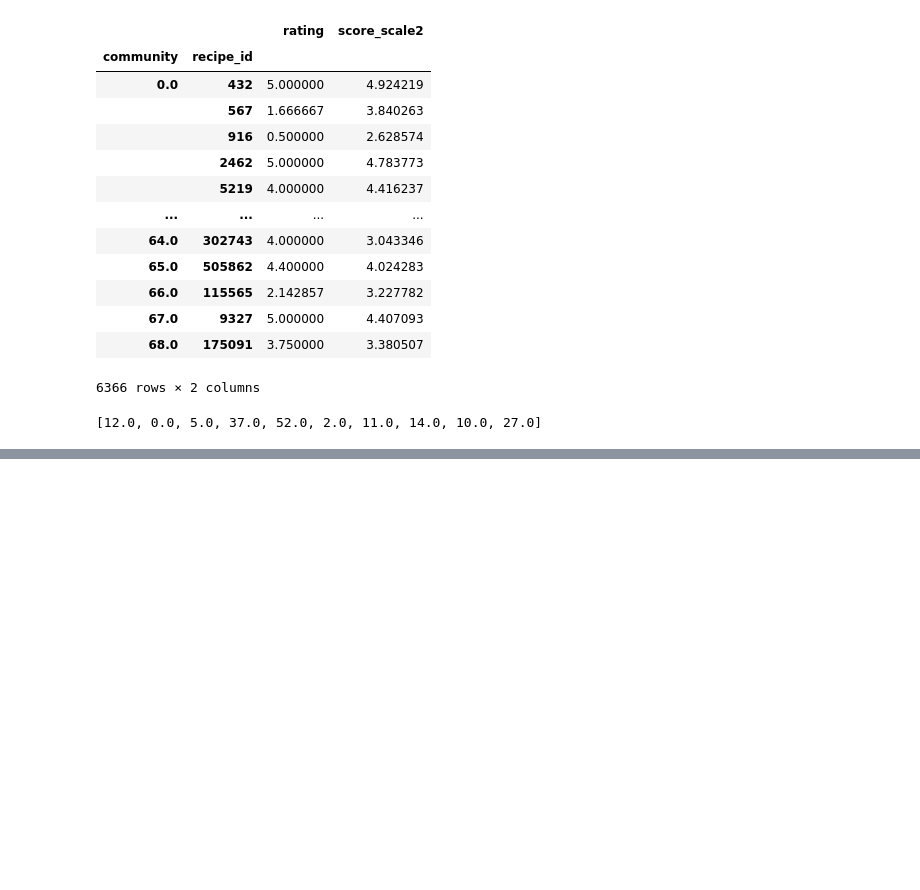
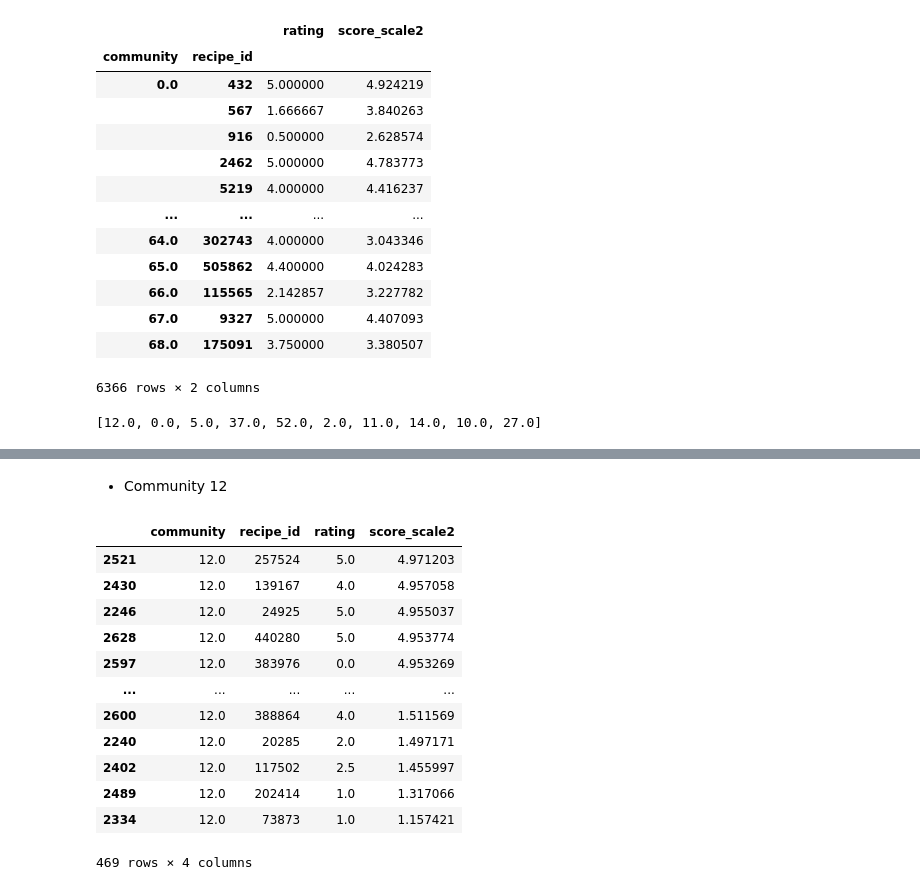
Before and after one commit to lucialarraona/finalproject_socialgraphs22, a Jupyter notebook: Notebooks/Final_Notebook.ipynb, the cells around one changed output, grey strips where cells are left out. Saved outputs shown, nothing was run; the diff lists cells and outputs as text; code cells hidden in the pictures; blank space fills up the shorter version.

```diff
--- a/Notebooks/Final_Notebook.ipynb
+++ b/Notebooks/Final_Notebook.ipynb
@@ -1493,0 +1537,19 @@ The mean of the sentiment in the reviews in community : 4.3308780531340965
+# %% [markdown]
+- Community 12
+# %%
+com12 = df_mean_rating_recipe[df_mean_rating_recipe['community'] == 12]
+com12.sort_values('score_scale2', ascending=False)
+# %% [output]
+|  | community | recipe_id | rating | score_scale2 |
+| 2521 | 12.0 | 257524 | 5.0 | 4.971203 |
+| 2430 | 12.0 | 139167 | 4.0 | 4.957058 |
+| 2246 | 12.0 | 24925 | 5.0 | 4.955037 |
+| 2628 | 12.0 | 440280 | 5.0 | 4.953774 |
+| 2597 | 12.0 | 383976 | 0.0 | 4.953269 |
+| ... | ... | ... | ... | ... |
+| 2600 | 12.0 | 388864 | 4.0 | 1.511569 |
+| 2240 | 12.0 | 20285 | 2.0 | 1.497171 |
+| 2402 | 12.0 | 117502 | 2.5 | 1.455997 |
+| 2489 | 12.0 | 202414 | 1.0 | 1.317066 |
+| 2334 | 12.0 | 73873 | 1.0 | 1.157421 |
+469 rows × 4 columns
```
Also changed, not shown: parts of 29 cells of this notebook.
